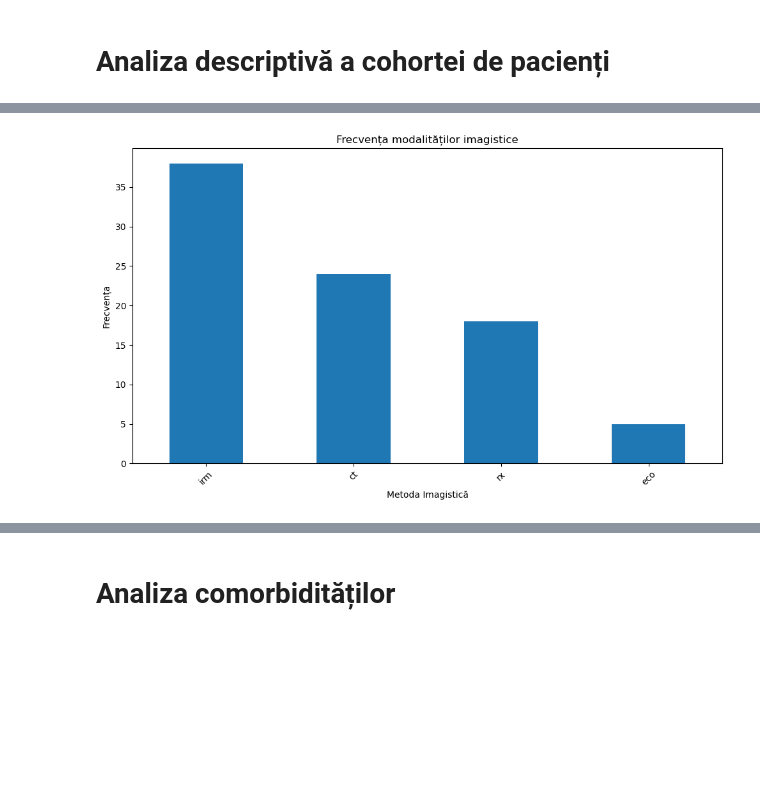
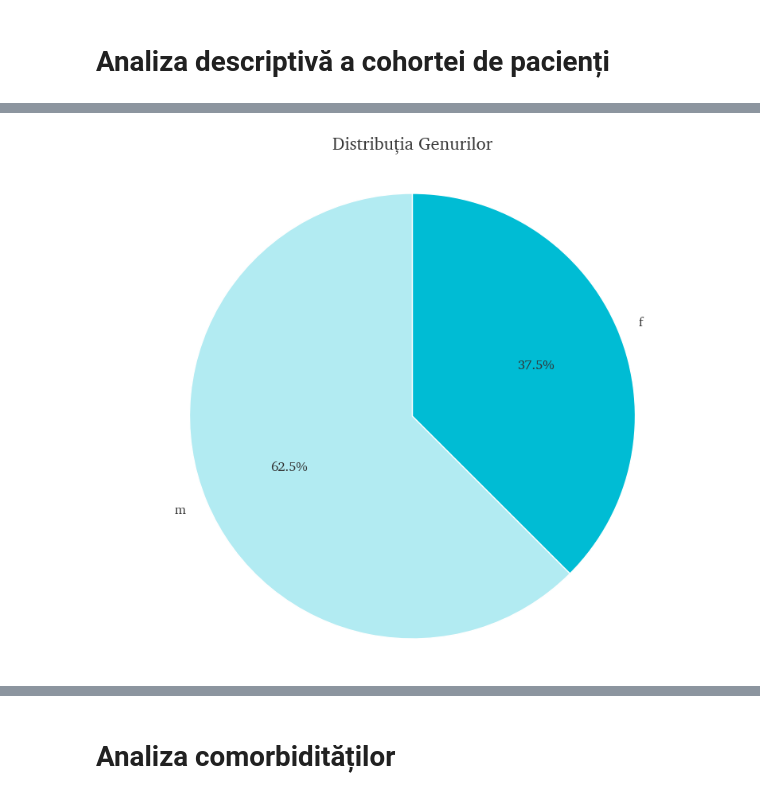
Before and after one commit to Marsalis00123/MD-Dissertation, a Jupyter notebook: Files/StatisticsV2.ipynb, the cells around one changed output, grey strips where cells are left out. Saved outputs shown, nothing was run; the diff lists cells and outputs as text; code cells hidden in the pictures; blank space fills up the shorter version.

```diff
--- a/Files/StatisticsV2.ipynb
+++ b/Files/StatisticsV2.ipynb
@@ -20,6 +20,22 @@ from sklearn.preprocessing import StandardScaler
 from sklearn.impute import SimpleImputer
 from sklearn.cluster import KMeans
 from sklearn.decomposition import PCA
+
+from mpl_toolkits.mplot3d import Axes3D
+
+# --- START: Additions for Dissertation Consistency & Apple Inspiration ---
+
+# Define the 'Trustworthy Teals' palette
+# We'll use a subtle version of the colors for the wedge borders
+teal_palette = ["#B2EBF2", "#00BCD4", "#00838F"]
+# Set the seaborn style for a modern look
+sns.set_style('whitegrid')
+# Set font to Charter serif for a more academic, dissertation-appropriate look
+plt.rcParams['font.family'] = 'serif'
+plt.rcParams['font.serif'] = ['Charter', 'Bitstream Charter', 'Palatino Linotype', 'Times New Roman']
+
+
+# --- END: Additions ---
 # %% [markdown]
 # Load Data
 # %%
@@ -62,18 +68,45 @@ plt.show()
+# %%
+# #  Pie chart pentru distribuția genurilor
+# plt.figure(figsize=(8, 8))
+# gender_counts.plot(kind='pie', autopct='%1.1f%%', startangle=90)
+# plt.title('Distribuția Genurilor')
+# plt.axis('equal')
+# plt.savefig('gen-freq.png')
+# plt.show()
+
+
+# Create the pie chart
+plt.figure(figsize=(10, 8))
+gender_counts.plot(
+    kind='pie',
+    colors=['#B2EBF2', '#00BCD4', '#00838F'],  # Directly use the colors here
+    autopct='%1.1f%%',
+    startangle=90,
+    textprops={'fontsize': 12, 'color': '#333333', 'family': 'serif'},
+    wedgeprops={'linewidth': 1, 'edgecolor': 'white'},
+    shadow=False
+)
+
+# Customize the title with a professional look
+plt.title('Distribuția Genurilor', fontsize=16, fontweight='medium', pad=20, color='#333333', family='serif')
+plt.axis('equal')
+
+# Remove the y-label (which is auto-added by pandas)
+plt.ylabel('')
+
+# Add a subtle border to the figure
+plt.gca().spines['top'].set_visible(False)
+plt.gca().spines['right'].set_visible(False)
+plt.gca().spines['bottom'].set_visible(False)
+plt.gca().spines['left'].set_visible(False)
+
+# Save with high DPI for better quality
+plt.savefig('gen-freq.png', dpi=300, bbox_inches='tight', facecolor='white')
+plt.show()
+# %% [output]
+[figure, added]
 # %%
 # Frecvențele modalităților imagistice
 imaging_modalities = df['metodă imagistică'].str.split(', ', expand=True).stack().value_counts()
 # print("\nImaging Modality Frequency:")
 # print(imaging_modalities)
-# %%
-# Bar chart pentru distribuția modalităților imagistice
-plt.figure(figsize=(10, 6))
-imaging_modalities.plot(kind='bar')
-plt.title('Frecvența modalităților imagistice')
-plt.xlabel('Metoda Imagistică')
-plt.ylabel('Frecvența')
-plt.xticks(rotation=45)
-plt.tight_layout()
-plt.savefig('img-freq.png')
-plt.show()
-# %% [output]
-[figure, removed]
```
Also changed, not shown: parts of 19 cells of this notebook, 24 other files.
